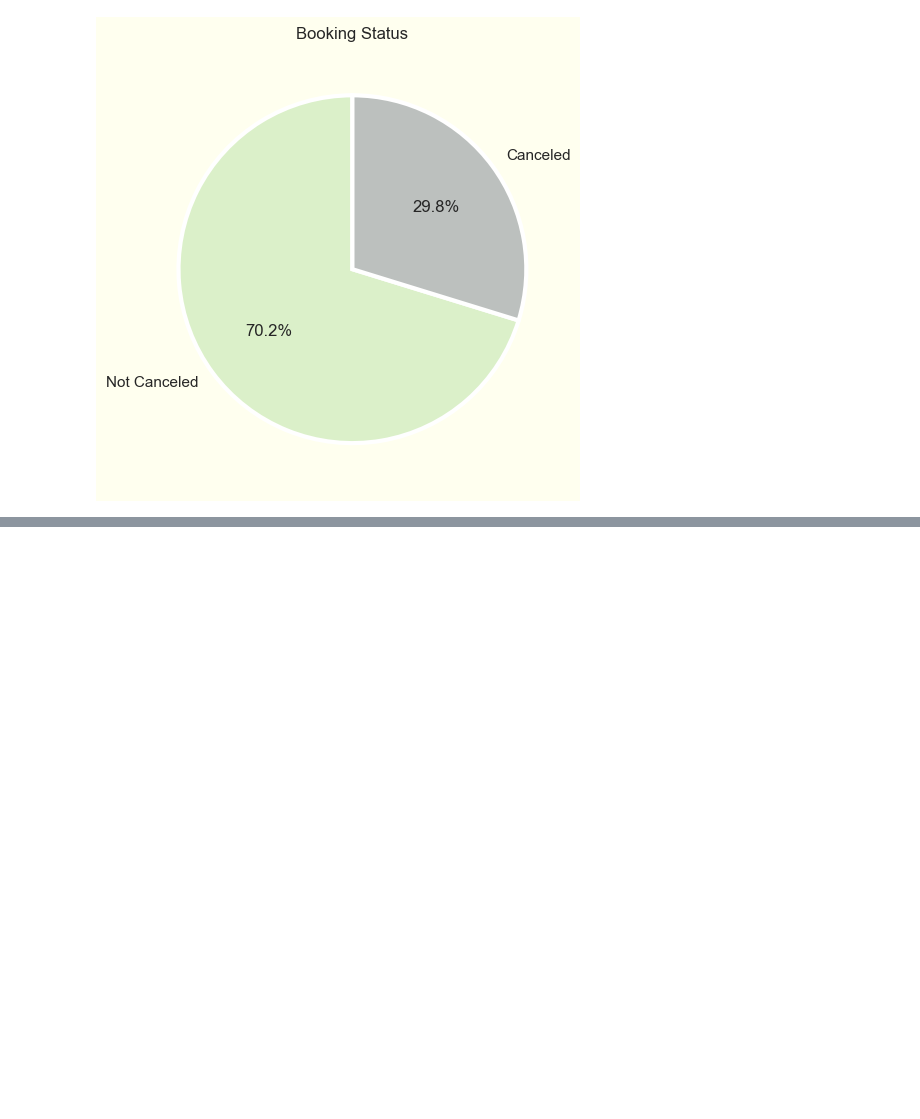
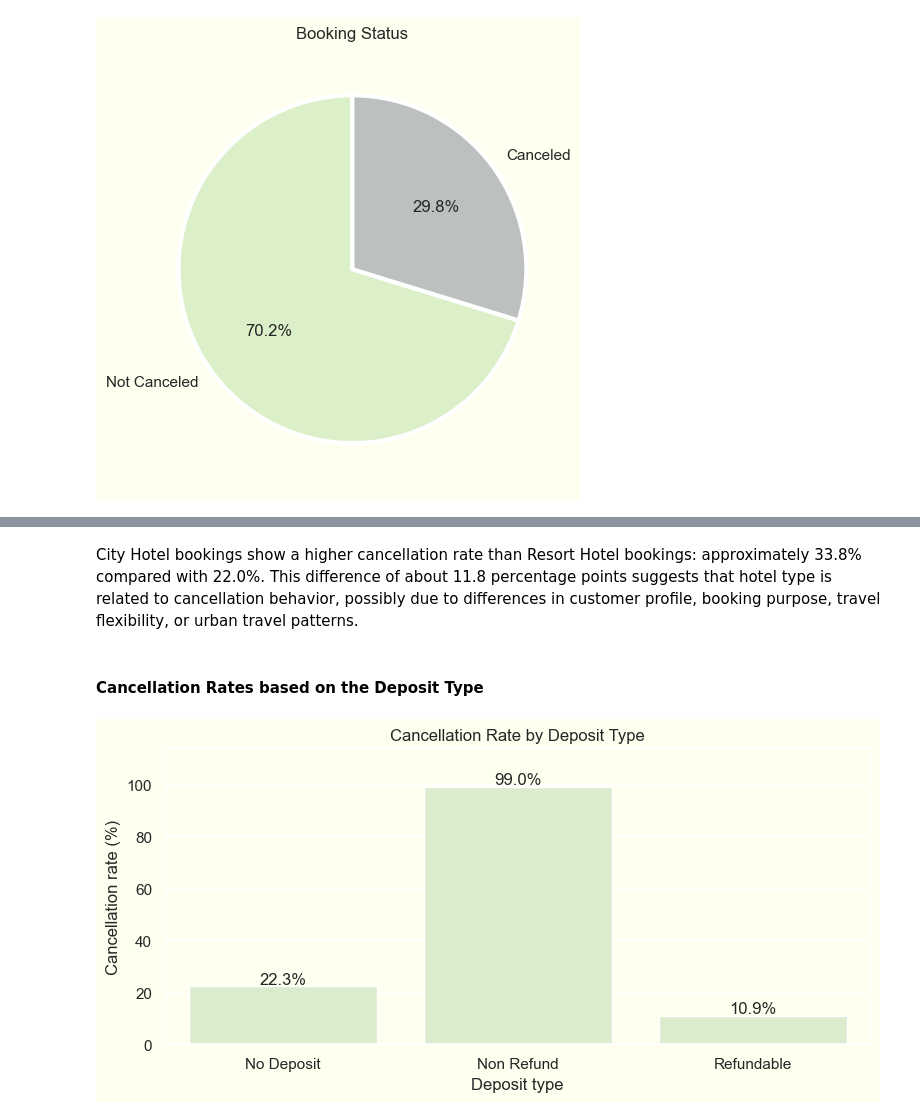
Before and after one commit to luthien4/hotel-booking-cancellation-prediction, a Jupyter notebook: notebooks/01_hotel_booking_cancellation_analysis.ipynb, the cells around one changed output, grey strips where cells are left out. Cells and saved outputs as stored; diff of their text form; code cells hidden in the pictures; blank space fills up the shorter version.

```diff
--- a/notebooks/01_hotel_booking_cancellation_analysis.ipynb
+++ b/notebooks/01_hotel_booking_cancellation_analysis.ipynb
@@ -1663,0 +314,36 @@ The top drivers of cancellation risk were deposit type, total special requests,
+# %% [markdown]
+City Hotel bookings show a higher cancellation rate than Resort Hotel bookings: approximately 33.8% compared with 22.0%. This difference of about 11.8 percentage points suggests that hotel type is related to cancellation behavior, possibly due to differences in customer profile, booking purpose, travel flexibility, or urban travel patterns.
+# %% [markdown]
+#### Cancellation Rates based on the Deposit Type
+# %%
+deposit_cancel_rate = ( df_train
+                        .groupby("deposit_type")["is_canceled"]
+                        .mean()
+                        .reset_index()
+                      )
+
+deposit_cancel_rate["cancellation_rate"] = deposit_cancel_rate["is_canceled"] * 100
+
+plt.figure(figsize=(8, 4))
+sns.barplot( data = deposit_cancel_rate,
+             x = "deposit_type",
+             y = "cancellation_rate",
+             color = "#dbf0c9"
+           )
+
+plt.title("Cancellation Rate by Deposit Type")
+plt.xlabel("Deposit type")
+plt.ylabel("Cancellation rate (%)")
+plt.ylim(0, deposit_cancel_rate["cancellation_rate"].max() * 1.15)
+
+for index, row in deposit_cancel_rate.iterrows():
+    plt.text(index,
+             row["cancellation_rate"] + 1,
+             f"{row['cancellation_rate']:.1f}%",
+             ha = "center"
+            )
+
+plt.tight_layout()
+plt.show()
+# %% [output]
+[figure, added]
```
Also changed, not shown: parts of 205 cells of this notebook, 6 other files.
